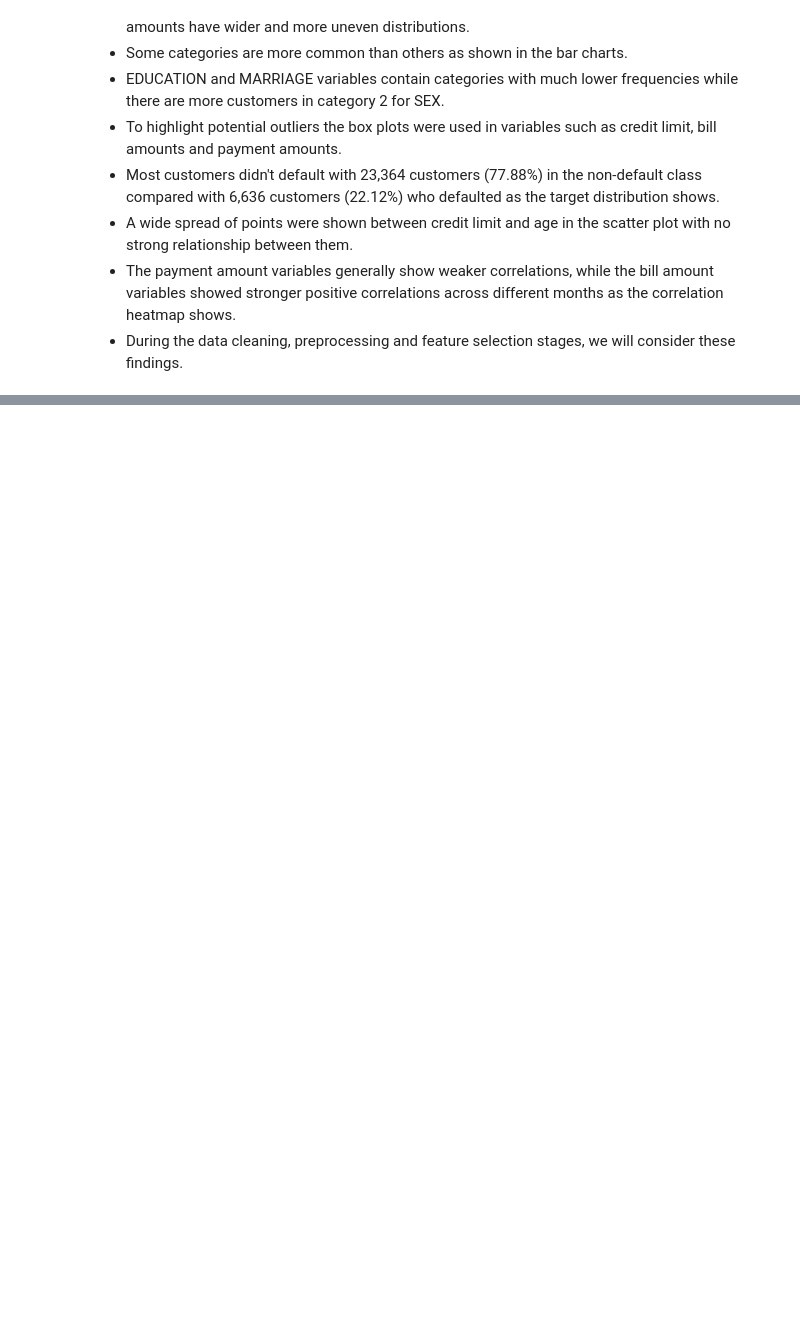
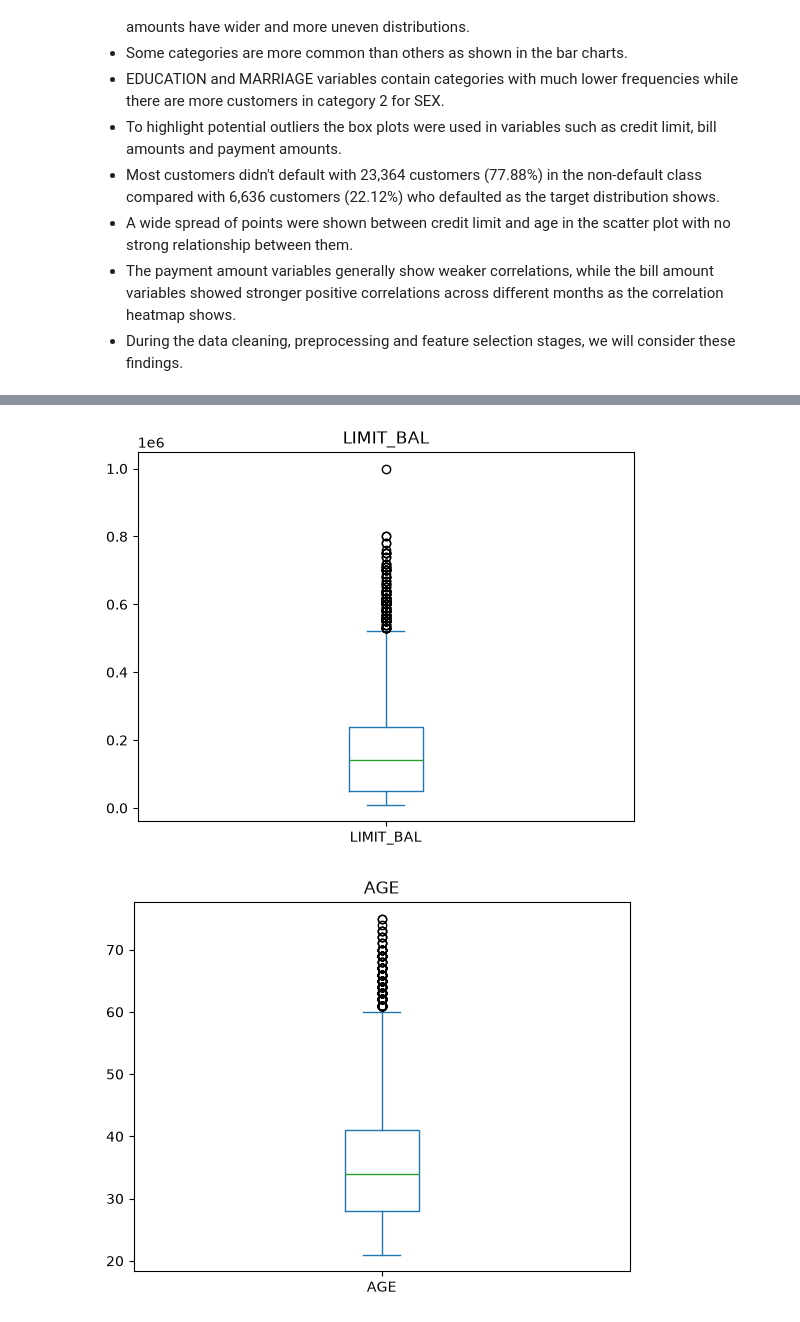
Before and after one commit to HYousef07/credit_card_default_predictor, a Jupyter notebook: Notebooks/notebook.ipynb, the cells around one changed output, grey strips where cells are left out. Saved outputs shown, nothing was run; the diff lists cells and outputs as text; code cells hidden in the pictures; blank space fills up the shorter version.

```diff
--- a/Notebooks/notebook.ipynb
+++ b/Notebooks/notebook.ipynb
@@ -364,0 +436,6 @@ plt.show()
+# %%
+bill_columns = ["BILL_AMT1", "BILL_AMT2", "BILL_AMT3", "BILL_AMT4", "BILL_AMT5", "BILL_AMT6"]
+
+
+for column in bill_columns:
+    print(column, "negative values:", (df[column] < 0).sum())
@@ -364,0 +457,4 @@ plt.show()
+# %%
+for column in df.columns:
+    percentage = df[column].value_counts(normalize=True).max() * 100
+    print(column, round(percentage, 1), "%")
@@ -364,0 +514,11 @@ plt.show()
+# %%
+X = df.drop(columns=["DEFAULT"])
+y = df["DEFAULT"]
+
+
+X_train, X_test, y_train, y_test = train_test_split(X, y, test_size=0.2, stratify=y, random_state=42)
+
+print("Train:", X_train.shape)
+print("Test:", X_test.shape)
+print("Default % in train:", round(y_train.mean() * 100, 2))
+print("Default % in test:", round(y_test.mean() * 100, 2))
@@ -364,0 +530,17 @@ plt.show()
+# %%
+numerical_columns = ["LIMIT_BAL", "AGE","BILL_AMT1", "BILL_AMT2", "BILL_AMT3", "BILL_AMT4", "BILL_AMT5", "BILL_AMT6", "PAY_AMT1", "PAY_AMT2", "PAY_AMT3", "PAY_AMT4", "PAY_AMT5", "PAY_AMT6"]
+
+
+for column in numerical_columns:
+    q1 = X_train[column].quantile(0.25)
+    q3 = X_train[column].quantile(0.75)
+    iqr = q3 - q1
+    lower = q1 - 1.5 * iqr
+    upper = q3 + 1.5 * iqr
+
+    too_low = (X_train[column] < lower).sum()
+    too_high = (X_train[column] > upper).sum()
+    outliers = too_low + too_high
+
+    percent = outliers / len(X_train) * 100
+    print(column, "outliers:", outliers, "-", round(percent, 1), "%")
@@ -364,0 +562,8 @@ plt.show()
+# %%
+for column in ["LIMIT_BAL", "AGE", "BILL_AMT1", "PAY_AMT1"]:
+    X_train[column].plot.box()
+    plt.title(column)
+    plt.show()
+# %% [output]
+[figure, added]
+[figure, added]
```
Also changed, not shown: parts of 27 cells of this notebook.
